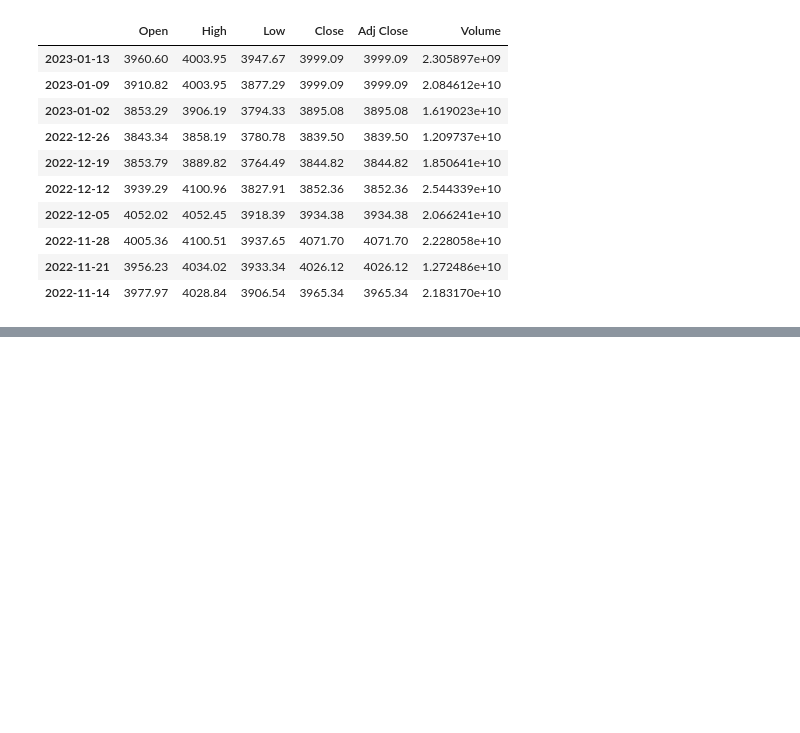
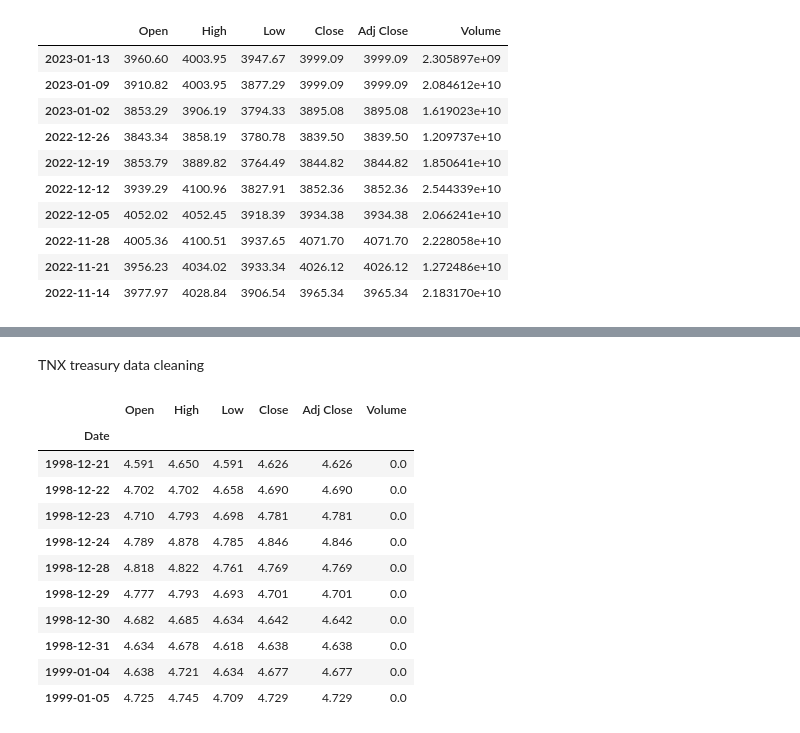
Before and after one commit to AndrewRBader/CU-Fintech_Project-1, a Jupyter notebook: Andrew/cleaning-data.ipynb, the cells around one changed output, grey strips where cells are left out. Drawn from its saved outputs; the diff is of its cells as text; code cells hidden in the pictures; blank space fills up the shorter version.

Commit message:
tnx clean

```diff
--- a/Andrew/cleaning-data.ipynb
+++ b/Andrew/cleaning-data.ipynb
@@ -64,3 +64,27 @@ sandp500_df.hvplot(
 # writing to csv
 
 sandp500_df.to_csv("../Resources/clean-data/s-and-p-500_clean.csv")
+# %% [markdown]
+TNX treasury data cleaning
+# %%
+#using pandas read_csv function to pull in file and set index to the date
+tnx_df = pd.read_csv("../Resources/^TNX Treasury Yield 10 Year.csv", index_col='Date', parse_dates=True, infer_datetime_format=True)
+
+# dropping NaN rows
+tnx_df = tnx_df.dropna()
+
+# displaying first 10 rows of the dataframe
+tnx_df.head(10)
+# %% [output]
+|  | Open | High | Low | Close | Adj Close | Volume |
+| Date |  |  |  |  |  |  |
+| 1998-12-21 | 4.591 | 4.650 | 4.591 | 4.626 | 4.626 | 0.0 |
+| 1998-12-22 | 4.702 | 4.702 | 4.658 | 4.690 | 4.690 | 0.0 |
+| 1998-12-23 | 4.710 | 4.793 | 4.698 | 4.781 | 4.781 | 0.0 |
+| 1998-12-24 | 4.789 | 4.878 | 4.785 | 4.846 | 4.846 | 0.0 |
+| 1998-12-28 | 4.818 | 4.822 | 4.761 | 4.769 | 4.769 | 0.0 |
+| 1998-12-29 | 4.777 | 4.793 | 4.693 | 4.701 | 4.701 | 0.0 |
+| 1998-12-30 | 4.682 | 4.685 | 4.634 | 4.642 | 4.642 | 0.0 |
+| 1998-12-31 | 4.634 | 4.678 | 4.618 | 4.638 | 4.638 | 0.0 |
+| 1999-01-04 | 4.638 | 4.721 | 4.634 | 4.677 | 4.677 | 0.0 |
+| 1999-01-05 | 4.725 | 4.745 | 4.709 | 4.729 | 4.729 | 0.0 |
```
Also changed, not shown: parts of 2 cells of this notebook, 1 other file.
